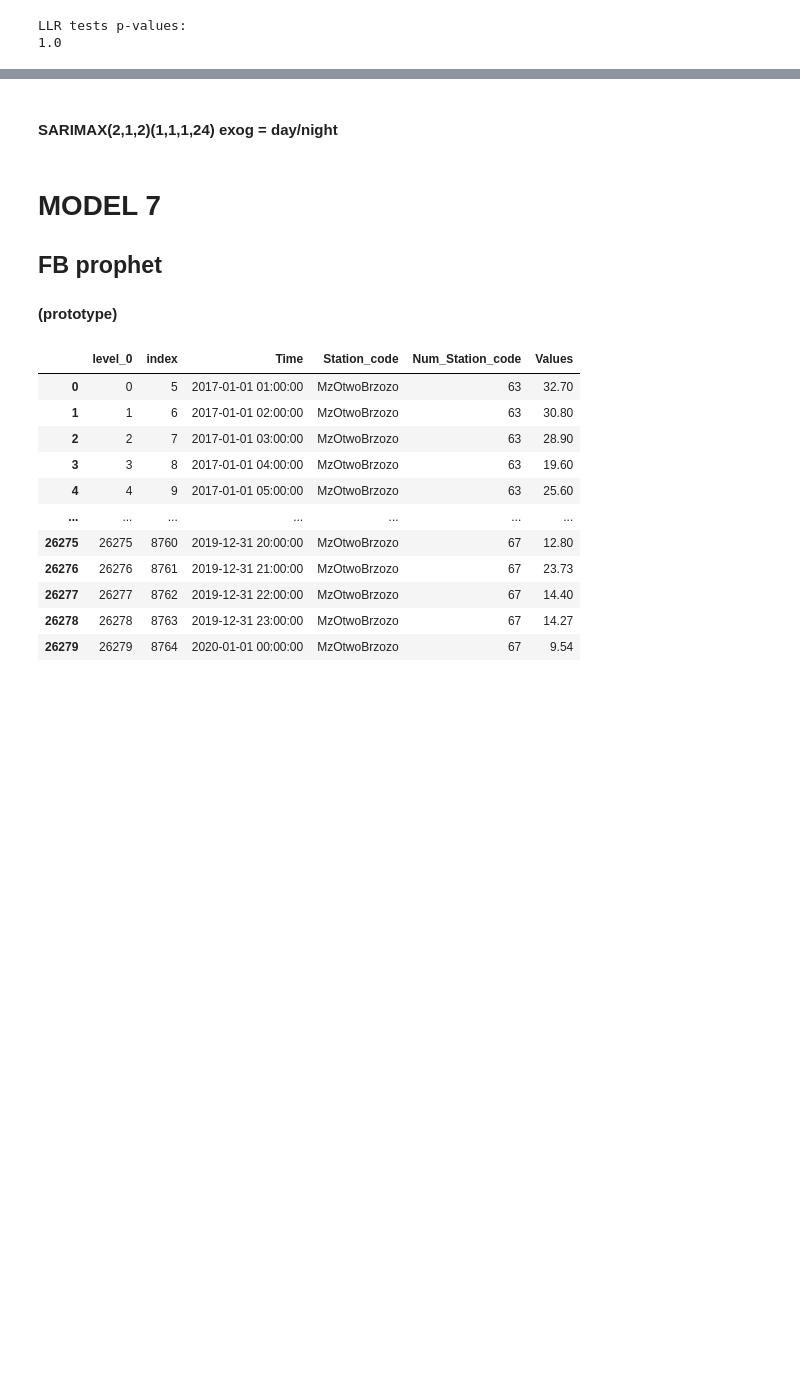
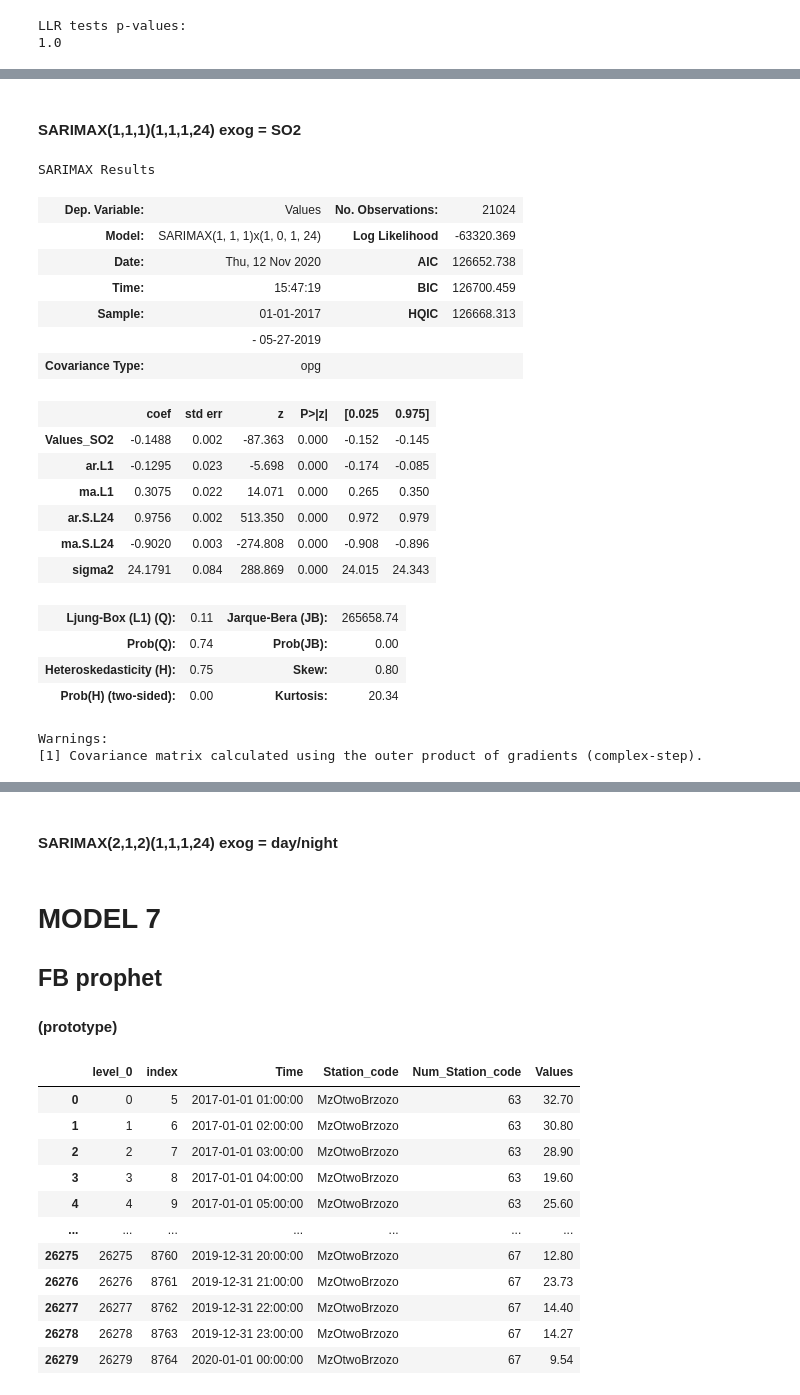
Before and after one commit to DamianKrupa/AirPollutionPoland_timeseries_analysis, a Jupyter notebook: AirPollutionPoland_time_series_analysis.ipynb, the cells around one changed output, grey strips where cells are left out. Saved outputs shown, nothing was run; the diff lists cells and outputs as text; code cells hidden in the pictures; blank space fills up the shorter version.

```diff
--- a/AirPollutionPoland_time_series_analysis.ipynb
+++ b/AirPollutionPoland_time_series_analysis.ipynb
@@ -2360,0 +2328,28 @@ ValueError: Pandas data cast to numpy dtype of object. Check input data with np.
+# %% [markdown]
+#### SARIMAX(1,1,1)(1,1,1,24) exog = SO2
+# %%
+model_sarimax = SARIMAX(df_train6.Values, exog=df_train6.Values_SO2, order=(1,1,1), seasonal_order = (1,0,1,24))
+results_sarimax = model_sarimax.fit()
+results_sarimax.summary()
+# %% [output]
+SARIMAX Results
+| Dep. Variable: | Values | No. Observations: | 21024 |
+| Model: | SARIMAX(1, 1, 1)x(1, 0, 1, 24) | Log Likelihood | -63320.369 |
+| Date: | Thu, 12 Nov 2020 | AIC | 126652.738 |
+| Time: | 15:47:19 | BIC | 126700.459 |
+| Sample: | 01-01-2017 | HQIC | 126668.313 |
+|  | - 05-27-2019 |  |  |
+| Covariance Type: | opg |  |  |
+|  | coef | std err | z | P>|z| | [0.025 | 0.975] |
+| Values_SO2 | -0.1488 | 0.002 | -87.363 | 0.000 | -0.152 | -0.145 |
+| ar.L1 | -0.1295 | 0.023 | -5.698 | 0.000 | -0.174 | -0.085 |
+| ma.L1 | 0.3075 | 0.022 | 14.071 | 0.000 | 0.265 | 0.350 |
+| ar.S.L24 | 0.9756 | 0.002 | 513.350 | 0.000 | 0.972 | 0.979 |
+| ma.S.L24 | -0.9020 | 0.003 | -274.808 | 0.000 | -0.908 | -0.896 |
+| sigma2 | 24.1791 | 0.084 | 288.869 | 0.000 | 24.015 | 24.343 |
+| Ljung-Box (L1) (Q): | 0.11 | Jarque-Bera (JB): | 265658.74 |
+| Prob(Q): | 0.74 | Prob(JB): | 0.00 |
+| Heteroskedasticity (H): | 0.75 | Skew: | 0.80 |
+| Prob(H) (two-sided): | 0.00 | Kurtosis: | 20.34 |
+Warnings:
+[1] Covariance matrix calculated using the outer product of gradients (complex-step).
```
Also changed, not shown: parts of 7 cells of this notebook.
